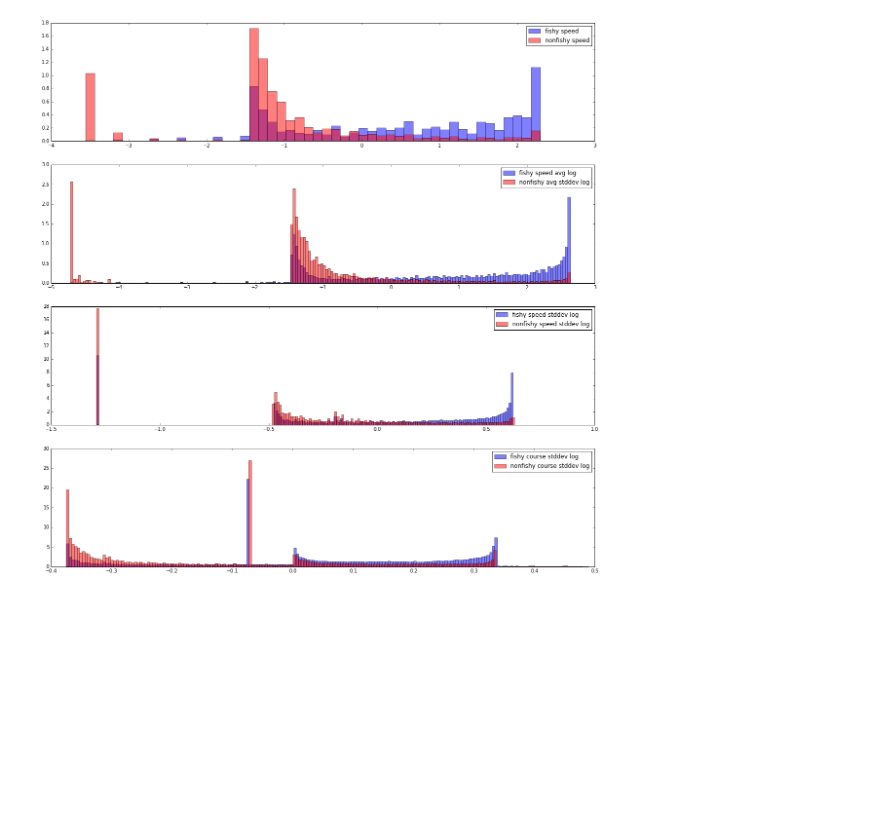
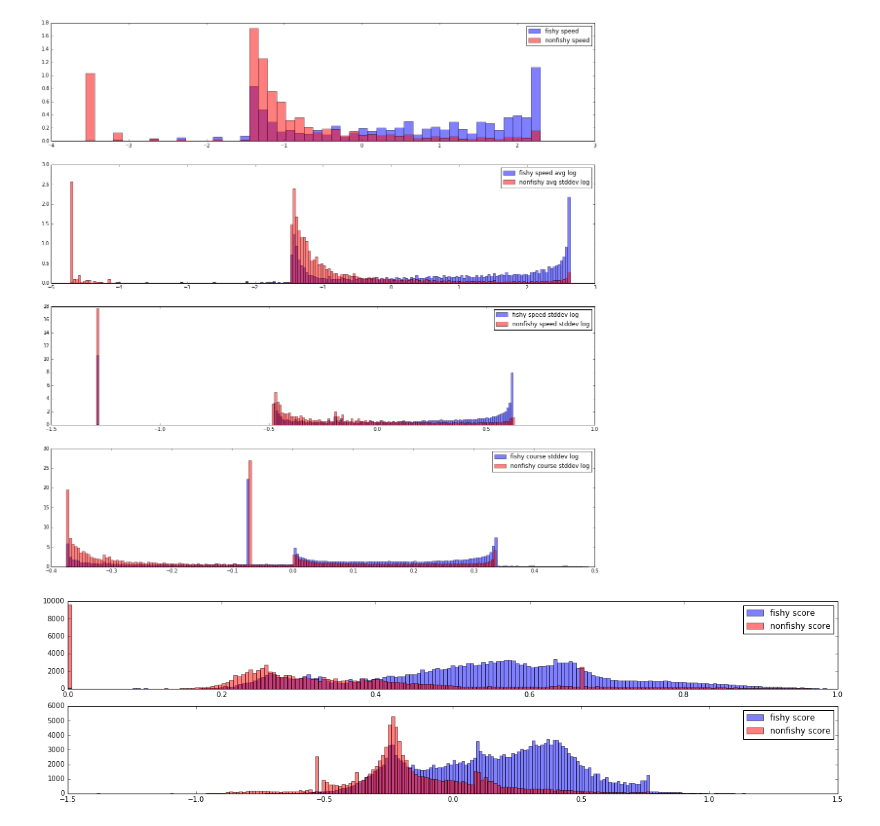
Before and after one commit to marketler/GFW_vessel_scoring, a Jupyter notebook: Classification vs measures.ipynb, the cells around one changed output. Drawn from its saved outputs; the diff is of its cells as text; code cells hidden in the pictures; blank space fills up the shorter version.

Commit message:
Created a new optimal score

```diff
--- a/Classification vs measures.ipynb
+++ b/Classification vs measures.ipynb
@@ -283,3 +307,38 @@ legend()
 show()
 # %% [output]
 [figure]
+# %%
+def linear(x, *args):
+    res = 0.0
+    for idx, arg in enumerate(args):
+        res += x[idx]*arg
+    return res
+
+score_args = curve_fit(linear, (x['score_speed'], x['score_speeddavg'], x['score_speedddev'], x['score_coursestddev']), x['classification'], [1]*4)[0]
+# %%
+try:
+    x = append_fields(x, 'score', [], dtypes='<f8', fill_value=0.0)
+except:
+    pass
+
+x['score'][:] = linear((x['score_speed'], x['score_speeddavg'], x['score_speedddev'], x['score_coursestddev']), *score_args)
+
+xfishy = fishy(x)
+xnonfishy = nonfishy(x)
+# %%
+histfig = figure(figsize=(20,5))
+
+subplot = histfig.add_subplot(211)
+subplot.hist(xfishy["measure_new_score"][xfishy['distance_to_shore'] > 3], bins=200, normed=False, color='b', alpha=0.5, label="fishy score")
+subplot.hist(xnonfishy["measure_new_score"][xnonfishy['distance_to_shore'] > 3], bins=200, normed=False, color='r', alpha=0.5, label="nonfishy score")
+legend()
+
+subplot = histfig.add_subplot(212)
+subplot.hist(xfishy["score"], bins=200, normed=False, color='b', alpha=0.5, label="fishy score")
+subplot.hist(xnonfishy["score"], bins=200, normed=False, color='r', alpha=0.5, label="nonfishy score")
+legend()
+
+
+show()
+# %% [output]
+[figure, added]
```
Also changed, not shown: parts of 10 cells of this notebook.
